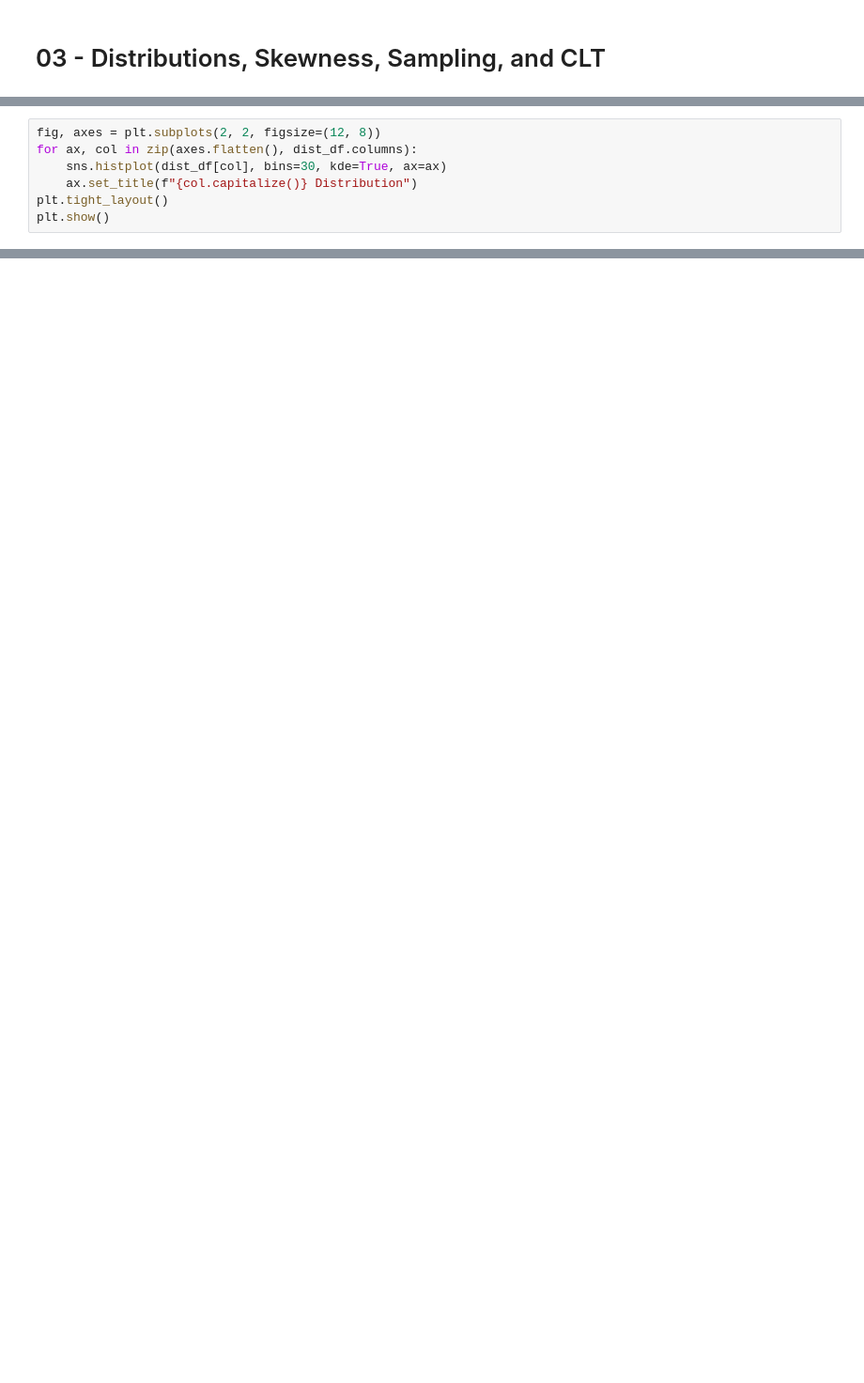
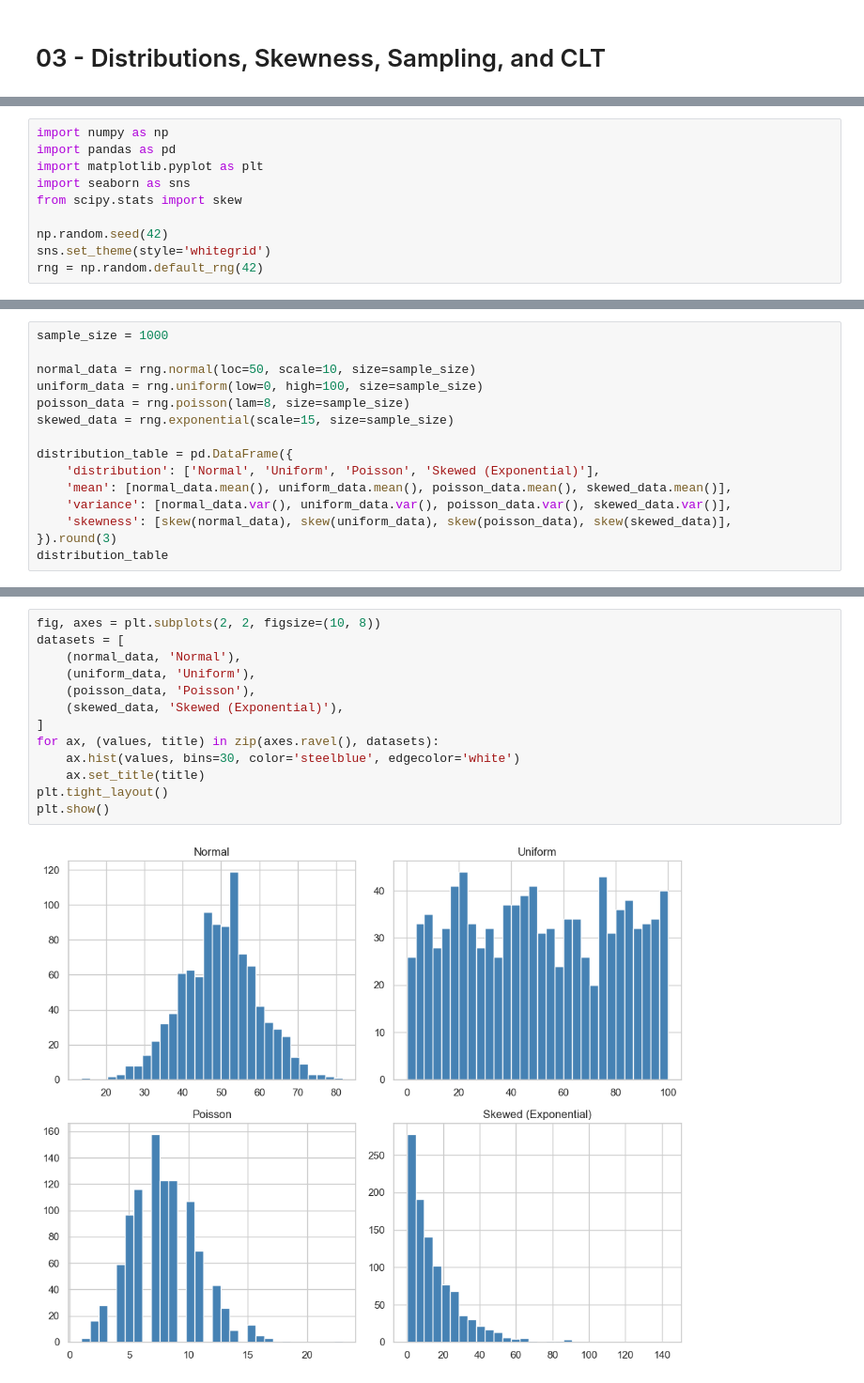
Before and after one commit to MehrdadJalali-AI/stat-ml-teaching-materials, a Jupyter notebook: Week_01_Statistical_Foundations_and_Inference/Lecture_Support/03_Distributions_Skewness_Sampling_and_CLT.ipynb, the cells around one changed output, grey strips where cells are left out. Shown at 94% size. Drawn from its saved outputs; the diff is of its cells as text; blank space fills up the shorter version.

```diff
--- a/Week_01_Statistical_Foundations_and_Inference/Lecture_Support/03_Distributions_Skewness_Sampling_and_CLT.ipynb
+++ b/Week_01_Statistical_Foundations_and_Inference/Lecture_Support/03_Distributions_Skewness_Sampling_and_CLT.ipynb
@@ -87,7 +2,0 @@ The table confirms data were created. Next, shape understanding comes from plots
-# %%
-fig, axes = plt.subplots(2, 2, figsize=(12, 8))
-for ax, col in zip(axes.flatten(), dist_df.columns):
-    sns.histplot(dist_df[col], bins=30, kde=True, ax=ax)
-    ax.set_title(f"{col.capitalize()} Distribution")
-plt.tight_layout()
-plt.show()
@@ -213,0 +27,10 @@ Repeat the CLT experiment with a binomial population and compare how quickly nor
+# %%
+import numpy as np
+import pandas as pd
+import matplotlib.pyplot as plt
+import seaborn as sns
+from scipy.stats import skew
+
+np.random.seed(42)
+sns.set_theme(style='whitegrid')
+rng = np.random.default_rng(42)
@@ -213,0 +39,15 @@ Repeat the CLT experiment with a binomial population and compare how quickly nor
+# %%
+sample_size = 1000
+
+normal_data = rng.normal(loc=50, scale=10, size=sample_size)
+uniform_data = rng.uniform(low=0, high=100, size=sample_size)
+poisson_data = rng.poisson(lam=8, size=sample_size)
+skewed_data = rng.exponential(scale=15, size=sample_size)
+
+distribution_table = pd.DataFrame({
+    'distribution': ['Normal', 'Uniform', 'Poisson', 'Skewed (Exponential)'],
+    'mean': [normal_data.mean(), uniform_data.mean(), poisson_data.mean(), skewed_data.mean()],
+    'variance': [normal_data.var(), uniform_data.var(), poisson_data.var(), skewed_data.var()],
+    'skewness': [skew(normal_data), skew(uniform_data), skew(poisson_data), skew(skewed_data)],
+}).round(3)
+distribution_table
@@ -213,0 +64,15 @@ Repeat the CLT experiment with a binomial population and compare how quickly nor
+# %%
+fig, axes = plt.subplots(2, 2, figsize=(10, 8))
+datasets = [
+    (normal_data, 'Normal'),
+    (uniform_data, 'Uniform'),
+    (poisson_data, 'Poisson'),
+    (skewed_data, 'Skewed (Exponential)'),
+]
+for ax, (values, title) in zip(axes.ravel(), datasets):
+    ax.hist(values, bins=30, color='steelblue', edgecolor='white')
+    ax.set_title(title)
+plt.tight_layout()
+plt.show()
+# %% [output]
+[figure, added]
```
Also changed, not shown: parts of 55 cells of this notebook, 15 other files.
